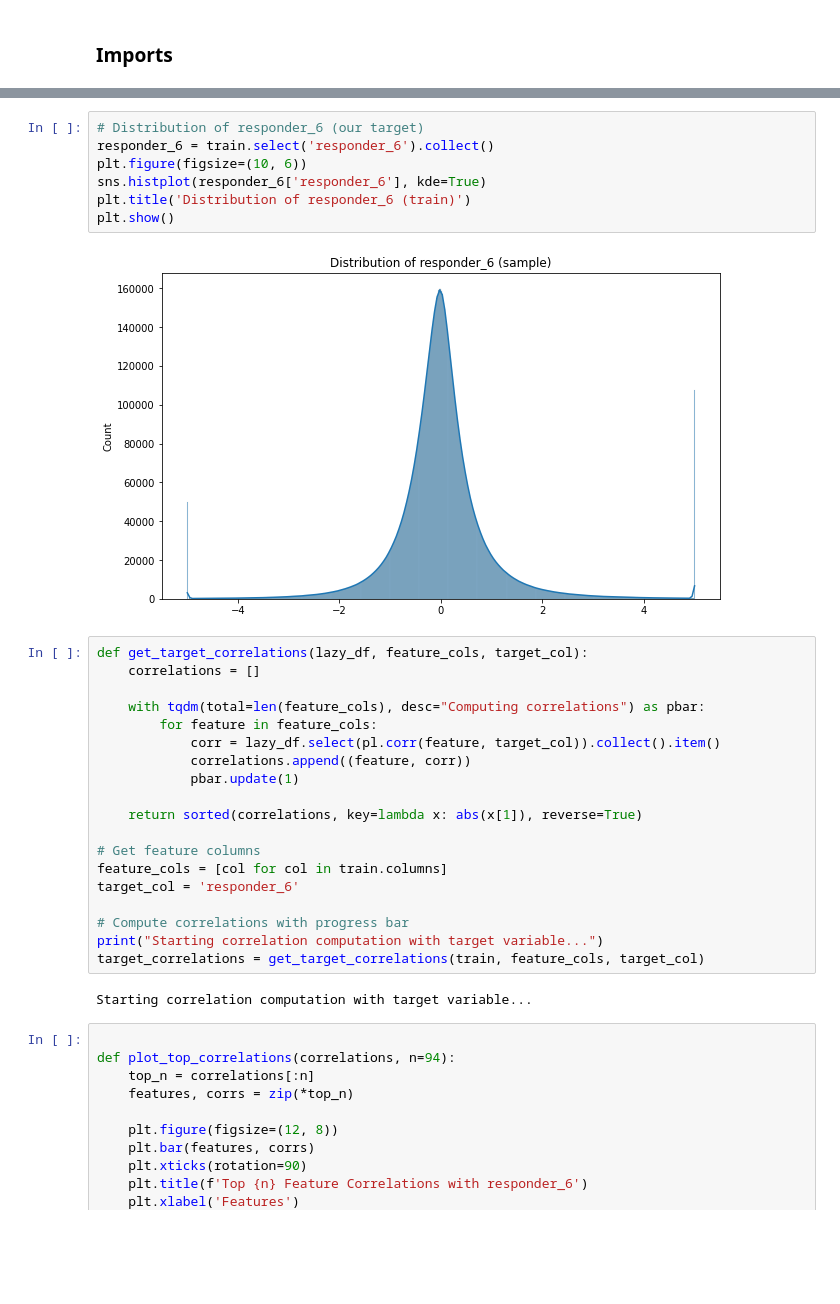
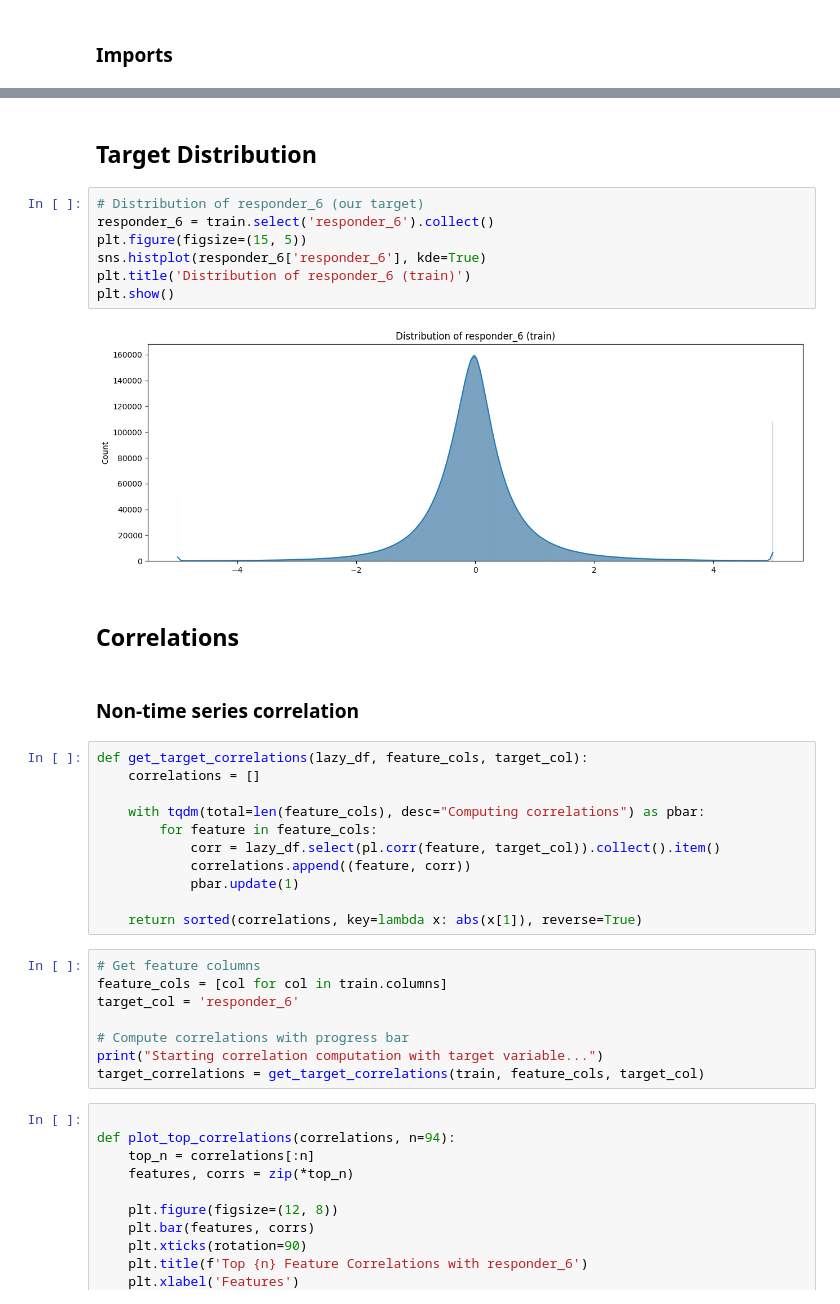
Before and after one commit to JacksonSprigg/JaneStreet-Kaggle, a Jupyter notebook: data_analysis/blah.ipynb, the cells around one changed output, grey strips where cells are left out. Saved outputs shown, nothing was run; the diff lists cells and outputs as text; blank space fills up the shorter version.

```diff
--- a/data_analysis/blah.ipynb
+++ b/data_analysis/blah.ipynb
@@ -122,12 +161,18 @@ shape: (9, 92)
+# %% [markdown]
+## Target Distribution
 # %%
 # Distribution of responder_6 (our target)
 responder_6 = train.select('responder_6').collect()
-plt.figure(figsize=(10, 6))
+plt.figure(figsize=(15, 5))
 sns.histplot(responder_6['responder_6'], kde=True)
 plt.title('Distribution of responder_6 (train)')
 plt.show()
 # %% [output]
-[figure, old version]
+[figure, new version]
+# %% [markdown]
+## Correlations
+# %% [markdown]
+### Non-time series correlation
 # %%
 def get_target_correlations(lazy_df, feature_cols, target_col):
     correlations = []
@@ -139,16 +184,14 @@ def get_target_correlations(lazy_df, feature_cols, target_col):
             pbar.update(1)
 
     return sorted(correlations, key=lambda x: abs(x[1]), reverse=True)
-
-# Get feature columns
-feature_cols = [col for col in train.columns]
-target_col = 'responder_6'
-
-# Compute correlations with progress bar
-print("Starting correlation computation with target variable...")
-target_correlations = get_target_correlations(train, feature_cols, target_col)
-# %% [output]
-Starting correlation computation with target variable...
+# %%
+# Get feature columns
+feature_cols = [col for col in train.columns]
+target_col = 'responder_6'
+
+# Compute correlations with progress bar
+print("Starting correlation computation with target variable...")
+target_correlations = get_target_correlations(train, feature_cols, target_col)
 # %%
 
 def plot_top_correlations(correlations, n=94):
```
Also changed, not shown: parts of 20 cells of this notebook, 3 other files.
